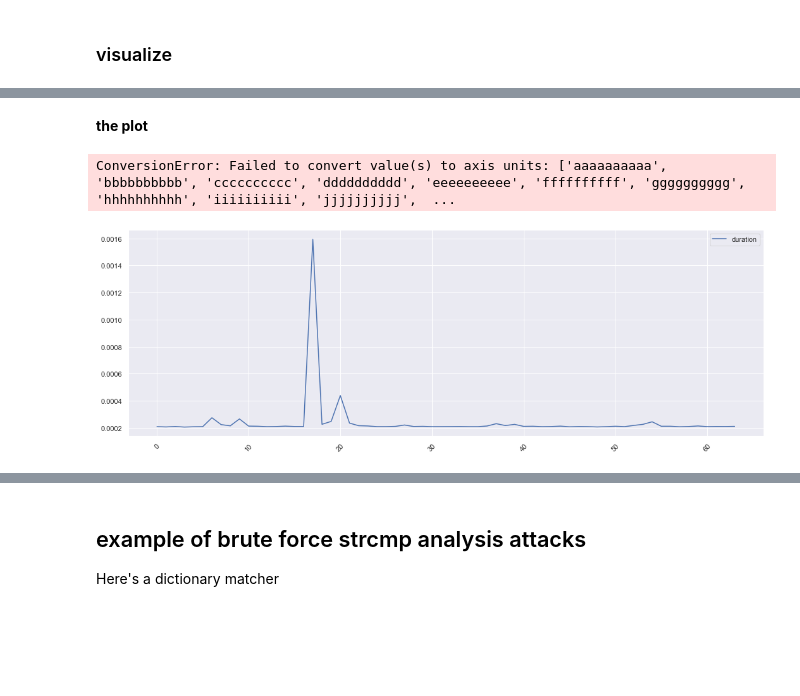
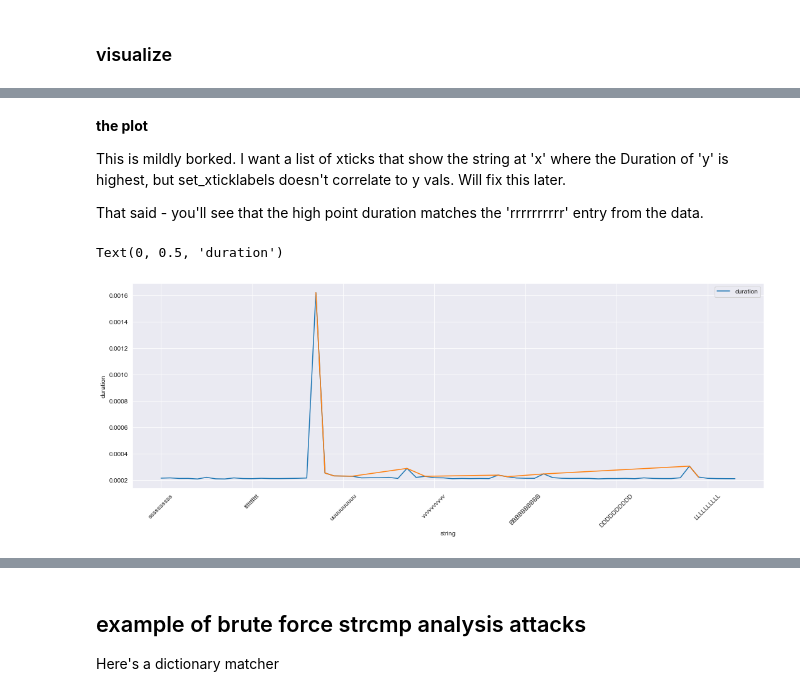
Before and after one commit to jsutch/strcmp_timing_attacks_demo, a Jupyter notebook: Examining Timing Attacks.ipynb, the cells around one changed output, grey strips where cells are left out. Cells and saved outputs as stored; diff of their text form; code cells hidden in the pictures; blank space fills up the shorter version.

```diff
--- a/Examining Timing Attacks.ipynb
+++ b/Examining Timing Attacks.ipynb
@@ -163,2 +130,0 @@ pandas.core.series.Series
-# %% [markdown]
-**the plot**
@@ -165,13 +141,20 @@ pandas.core.series.Series
+# %% [markdown]
+**the plot**
+
+This is mildly borked. I want a list of xticks that show the string at 'x' where the Duration of 'y' is highest, but set_xticklabels doesn't correlate to y vals. Will fix this later.
+
+That said - you'll see that the high point duration matches the 'rrrrrrrrrr' entry from the data.
 # %%
 ax = df.plot(figsize=(18,6))
+df[df['duration']> .000222]['duration'].plot(figsize=(18,6))
 # not mapping strings to duration correctly
 plt.xticks(rotation=45)
+ax.set_xticklabels(df[df['duration']> .000222]['string'])
 #ax.set_xticklabels(df.string.to_list())
-# lots of dumbness here
+# not working as I expected
 # ax.set_xlabel(df.string.to_list())
-ax.set_xticks(df.string.to_list())
 ax.set_xlabel('string')
 ax.set_ylabel('duration')
 # %% [output]
-ConversionError: Failed to convert value(s) to axis units: ['aaaaaaaaaa', 'bbbbbbbbbb', 'cccccccccc', 'dddddddddd', 'eeeeeeeeee', 'ffffffffff', 'gggggggggg', 'hhhhhhhhhh', 'iiiiiiiiii', 'jjjjjjjjjj',  ...
+Text(0, 0.5, 'duration')
-[figure, old version]
+[figure, new version]
```
Also changed, not shown: parts of 38 cells of this notebook.
